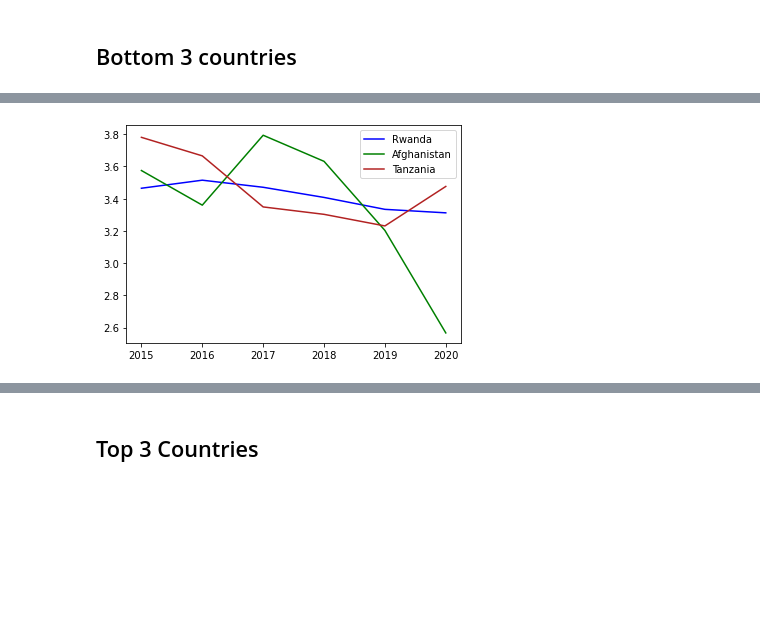
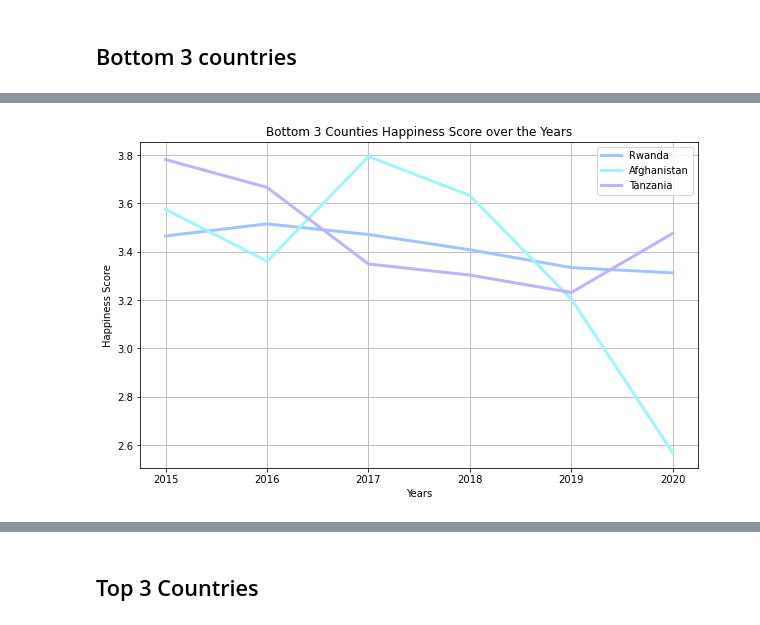
Before and after one commit to alexarnold630/Happiness_Index_Investigation, a Jupyter notebook: Happiness/Line Charts_Lane.ipynb, the cells around one changed output, grey strips where cells are left out. Saved outputs shown, nothing was run; the diff lists cells and outputs as text; code cells hidden in the pictures; blank space fills up the shorter version.

```diff
--- a/Happiness/Line Charts_Lane.ipynb
+++ b/Happiness/Line Charts_Lane.ipynb
@@ -112,17 +101,22 @@ rwandaHV = rwanda["Happiness Score"].values
 afghanHV = afghanistan["Happiness Score"].values
 tanzaniaHV = tanzania["Happiness Score"].values
 # %%
-plt.plot(years, rwandaHV,color="blue",label="Rwanda")
+plt.figure(figsize=(10,6))
 
-plt.plot(years, afghanHV, color="green", label="Afghanistan")
+plt.plot(years, rwandaHV,color="#a0c4ff",label="Rwanda", linewidth=3)
 
-plt.plot(years, tanzaniaHV ,color="firebrick", label="Tanzania")
+plt.plot(years, afghanHV, color="#9bf6ff", label="Afghanistan", linewidth=3)
+
+plt.plot(years, tanzaniaHV ,color="#bdb2ff", label="Tanzania", linewidth=3)
 
 plt.legend()
-
+plt.title("Bottom 3 Countries Happiness Score over the Years")
+plt.xlabel("Years")
+plt.ylabel("Happiness Score")
+plt.grid(True)
 plt.show()
 # %% [output]
-[figure, old version]
+[figure, new version]
 # %%
 rwandaEV = rwanda["Economy (GDP per Capita)"].values
 afghanEV = afghanistan["Economy (GDP per Capita)"].values
```
Also changed, not shown: parts of 28 cells of this notebook, 5 other files.
